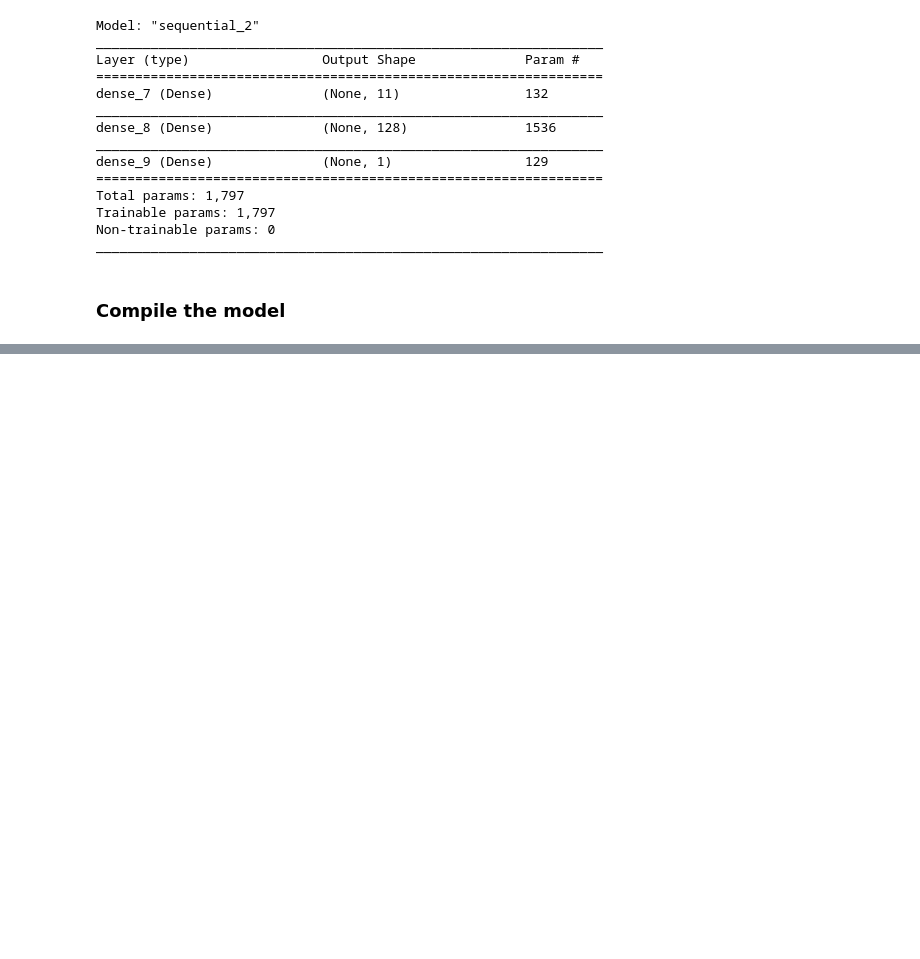
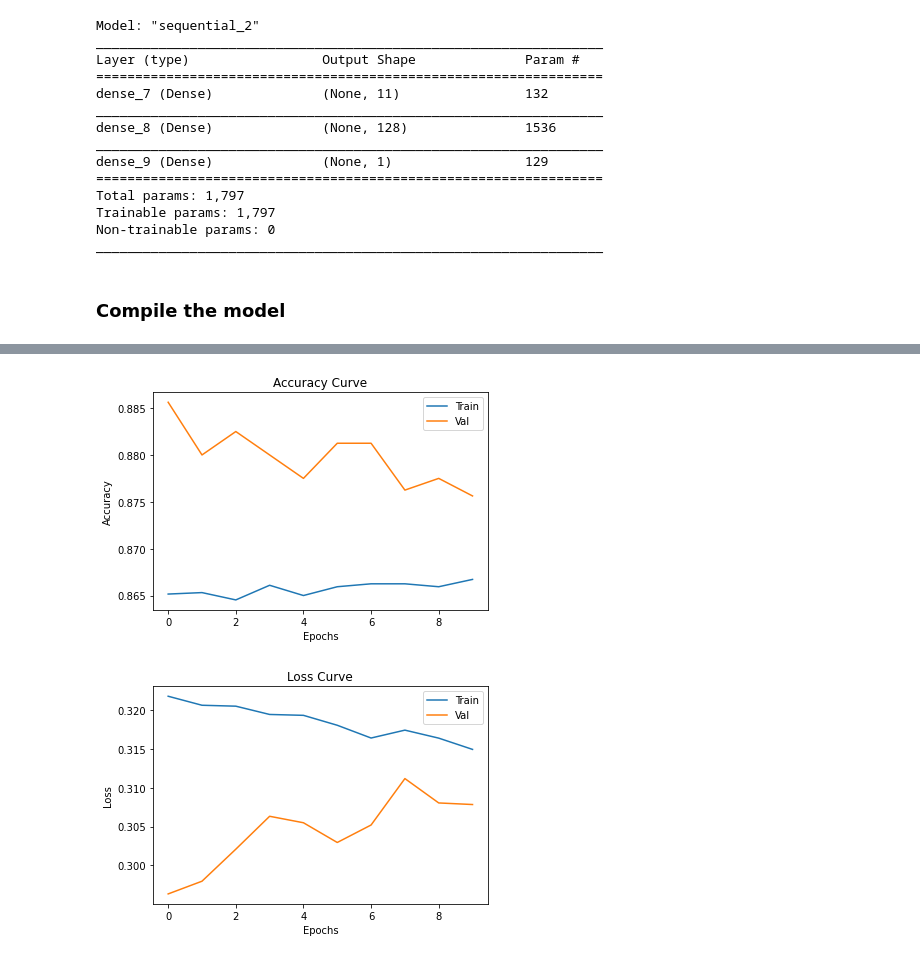
Before and after one commit to AbiramiMuthu/Tensorflow-Customer_Churn_Modelling-DNN, a Jupyter notebook: Churn_Modelling_TF.ipynb, the cells around one changed output, grey strips where cells are left out. Cells and saved outputs as stored; diff of their text form; code cells hidden in the pictures; blank space fills up the shorter version.

Commit message:
Visualisation added

```diff
--- a/Churn_Modelling_TF.ipynb
+++ b/Churn_Modelling_TF.ipynb
@@ -111,6 +114,6 @@ _________________________________________________________________
 model.compile(optimizer="Adam",loss=tf.keras.losses.binary_crossentropy,metrics=['accuracy'])
 # %%
 #since x_train has only numpy values convert y_train to numpy
-model.fit(x_train,y_train.to_numpy(),batch_size=10,epochs=10,verbose=1)
+history=model.fit(x_train,y_train.to_numpy(),batch_size=20,epochs=10,verbose=1,validation_split=0.2)
 # %% [output]
 Epoch 1/10
@@ -152,0 +183,19 @@ array([[1548,   45],
+# %%
+plt.plot(history.history["accuracy"])
+plt.plot(history.history["val_accuracy"])
+plt.xlabel("Epochs")
+plt.ylabel("Accuracy")
+plt.title("Accuracy Curve")
+plt.legend(["Train","Val"])
+plt.show()
+
+plt.plot(history.history["loss"])
+plt.plot(history.history["val_loss"])
+plt.legend(["Train","Val"])
+plt.xlabel("Epochs")
+plt.ylabel("Loss")
+plt.title("Loss Curve")
+plt.show()
+# %% [output]
+[figure, added]
+[figure, added]
```
Also changed, not shown: parts of 9 cells of this notebook.
